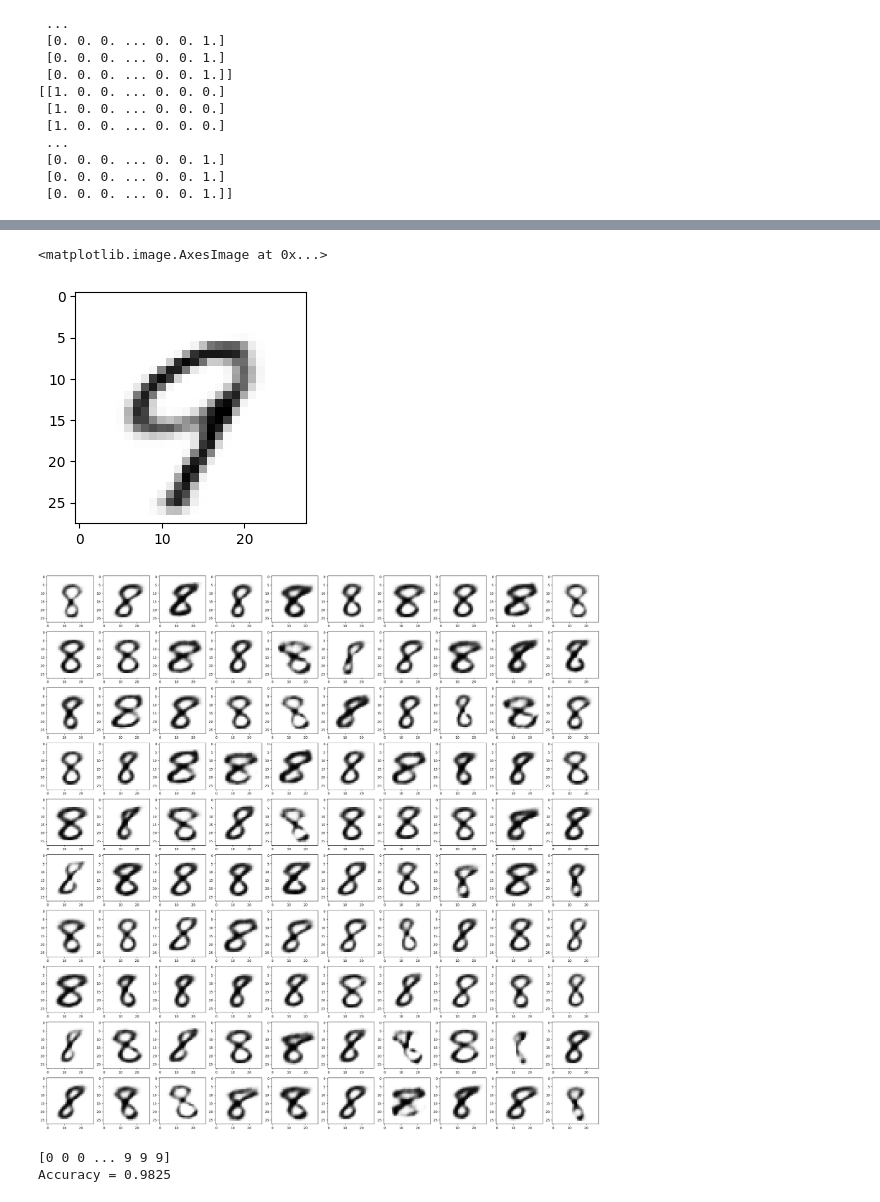
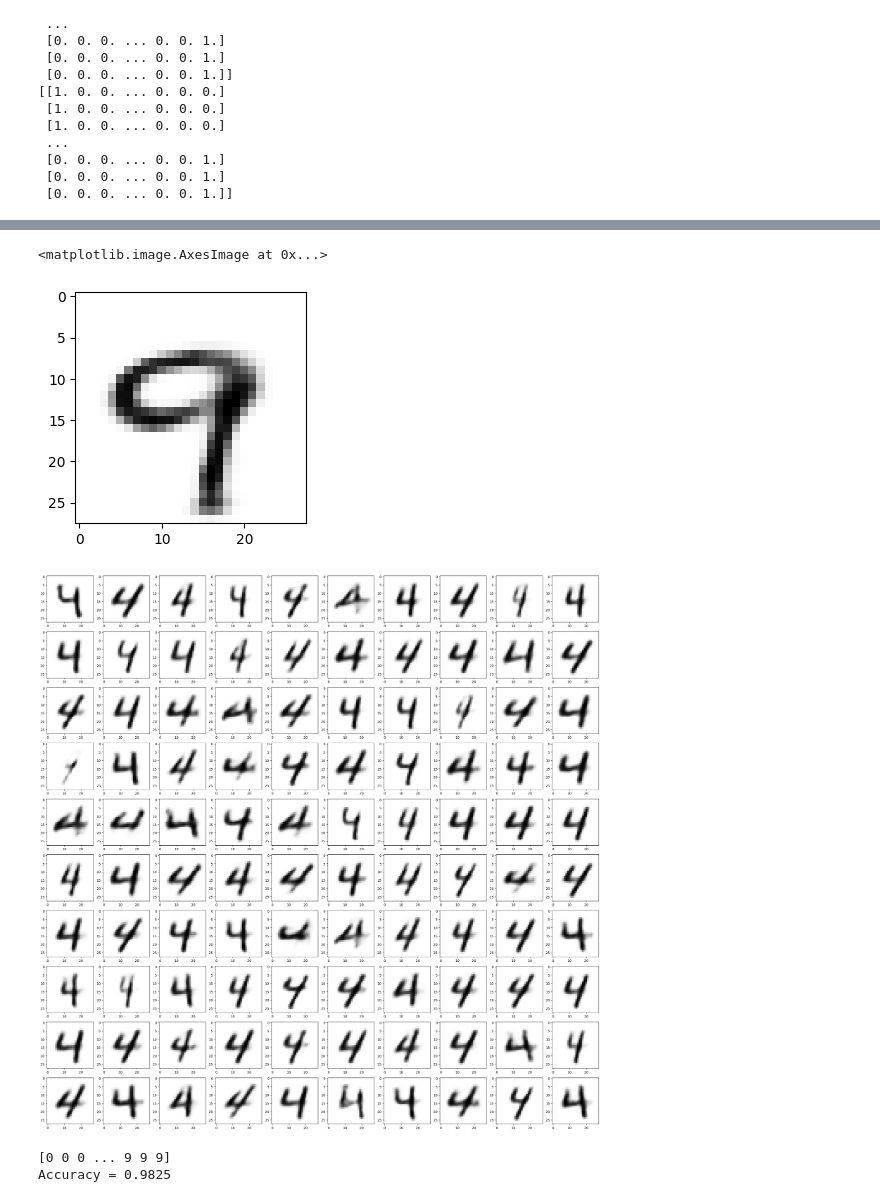
Before and after one commit to Rio-HEPLab/ML4Physics, a Jupyter notebook: 19-VAEwithConstraint_Dígitos_Keras.ipynb, the cells around one changed output, grey strips where cells are left out. Cells and saved outputs as stored; diff of their text form; code cells hidden in the pictures.

```diff
--- a/19-VAEwithConstraint_Dígitos_Keras.ipynb
+++ b/19-VAEwithConstraint_Dígitos_Keras.ipynb
@@ -199,7 +199,7 @@ class VAEwithConstraint(tf.keras.Model):
 # %%
 # help(tf.keras.layers.Dense)
 # %%
-from keras import backend as K
+from keras import ops as K
 
 # def log_normal_pdf(sample, mean, logvar, raxis=1):
 #     log2pi = tf.math.log(2. * np.pi)
@@ -261,7 +261,7 @@ def test_step(model, x_test, y_test):
 batch_size = 32
 latent_dim = 4
 inter_dim = 128
-n_epochs = 50
+n_epochs = 25
 learning_rate = 1e-4
 
 import datetime
@@ -296,8 +296,8 @@ for epoch in range( n_epochs ):
     template = 'Epoch {}, Loss: {}, Test Loss: {}'
     print(template.format(epoch + 1, train_loss.result(), test_loss.result()))
     # Reset metrics every epoch
-    train_loss.reset_states()
-    test_loss.reset_states()
+    train_loss.reset_state()
+    test_loss.reset_state()
     # generate_and_save_images(model, epoch, test_sample_x, test_sample_y)
 
 # model.save_weights('saved_model/my_checkpoint')
@@ -333,15 +369,17 @@ Epoch 50, Loss: 102.46343994140625, Test Loss: 103.82503509521484
 # %%
 # np.random.seed(100)
 
 label_ = 9
 # img_ = model.sample( np.random.randn( 1, latent_dim ).astype( np.float32 ), np_utils.to_categorical( label_, 10 ).reshape( 1, 10 ) )
-img_ = model.sample( np.random.randn( 1, latent_dim ).astype( np.float32 ), keras.utils.to_categorical( label_, 10 ).reshape( 1, 10 ) )
+z_ = np.random.randn( 1, latent_dim ).astype( np.float32 )
+y_=keras.utils.to_categorical( label_, 10 ).reshape( 1, 10 )
+img_ = model.sample( z_, y_ )
 
 fig = plt.figure( figsize=(3,3) )
 plt.imshow( ( img_[ 0 ].numpy().reshape(28,28) * 255. ), cmap='binary' )
 # %% [output]
 <matplotlib.image.AxesImage at 0x...>
-[figure, old version]
+[figure, new version]
 # %%
 def plot_digits( label, n ):
     label__ = label
@@ -353,10 +391,10 @@ def plot_digits( label, n ):
             img_ = model.sample( np.random.randn( 1, latent_dim ).astype( np.float32 ), keras.utils.to_categorical( label__, 10 ).reshape( 1, 10 ) )
             ax_.imshow( ( img_[ 0 ].numpy().reshape(28,28) * 255. ), cmap='binary' )
 
-label = 8
+label = 4
 plot_digits( label, 10 )
 # %% [output]
-[figure, old version]
+[figure, new version]
 # %%
 y_test_pred = np.argmax( model.encode( X_test )[-1], axis=1 )
 print ( y_test_pred )
```
Also changed, not shown: parts of 3 cells of this notebook.
